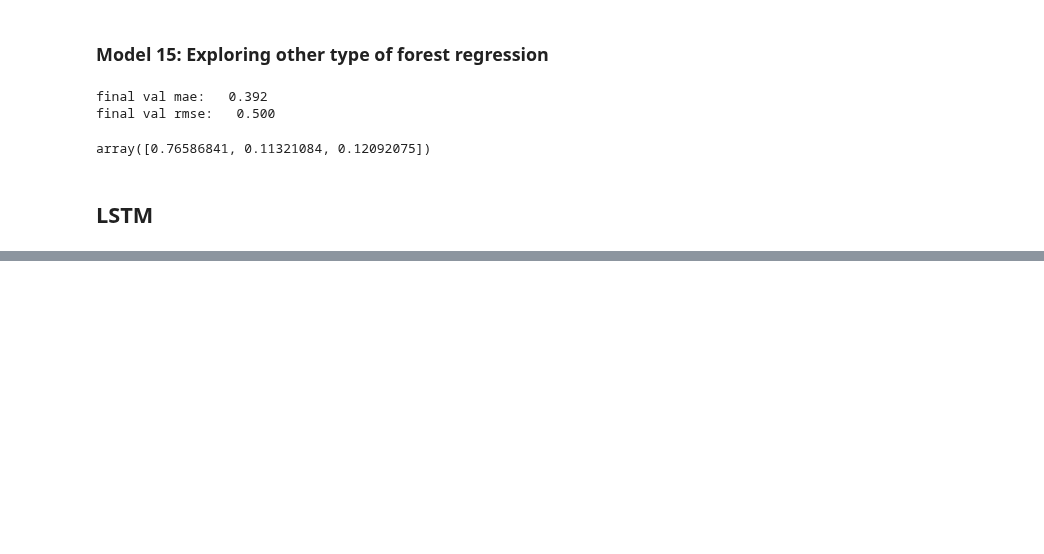
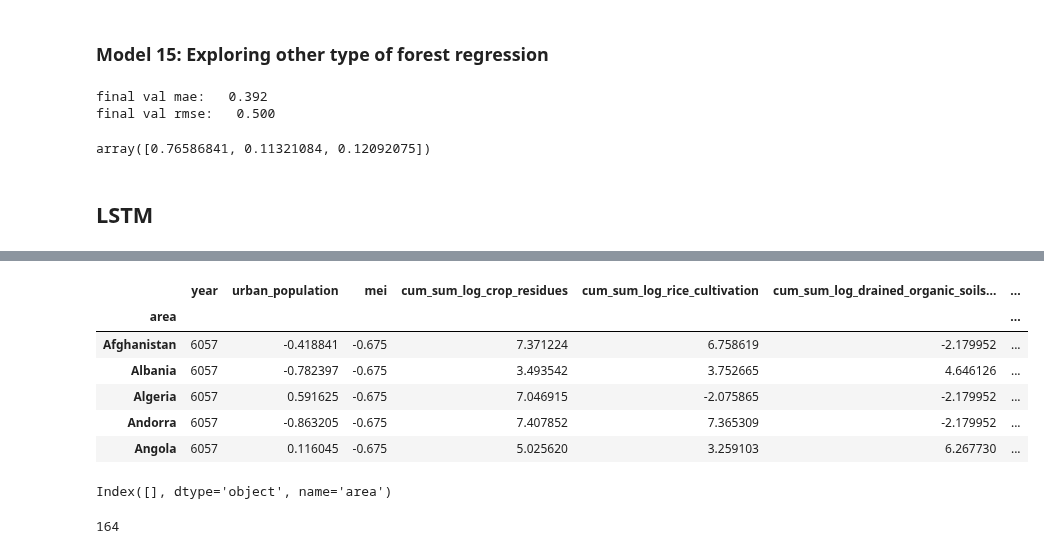
Before and after one commit to fayesimone/agriculture_emissions_prediction, a Jupyter notebook: Model_Building.ipynb, the cells around one changed output, grey strips where cells are left out. Saved outputs shown, nothing was run; the diff lists cells and outputs as text; code cells hidden in the pictures; blank space fills up the shorter version.

```diff
--- a/Model_Building.ipynb
+++ b/Model_Building.ipynb
@@ -1638,0 +1543,16 @@ x_train_temp
+# %%
+agg_test = test_lstm.groupby('area').sum()
+agg_test.head()
+# %% [output]
+|  | year | urban_population | mei | cum_sum_log_crop_residues | cum_sum_log_rice_cultivation | cum_sum_log_drained_organic_soils... | ... |
+| area |  |  |  |  |  |  | ... |
+| Afghanistan | 6057 | -0.418841 | -0.675 | 7.371224 | 6.758619 | -2.179952 | ... |
+| Albania | 6057 | -0.782397 | -0.675 | 3.493542 | 3.752665 | 4.646126 | ... |
+| Algeria | 6057 | 0.591625 | -0.675 | 7.046915 | -2.075865 | -2.179952 | ... |
+| Andorra | 6057 | -0.863205 | -0.675 | 7.407852 | 7.365309 | -2.179952 | ... |
+| Angola | 6057 | 0.116045 | -0.675 | 5.025620 | 3.259103 | 6.267730 | ... |
+# %%
+agg_test = agg_test[agg_test['year'] != 6057]
+agg_test.index
+# %% [output]
+Index([], dtype='object', name='area')
@@ -1639,2 +1569,4 @@ x_train_temp
 # %%
-x_train_temp['area'].nunique()
+train_lstm['area'].nunique()
+# %% [output]
+164
```
Also changed, not shown: parts of 35 cells of this notebook.
